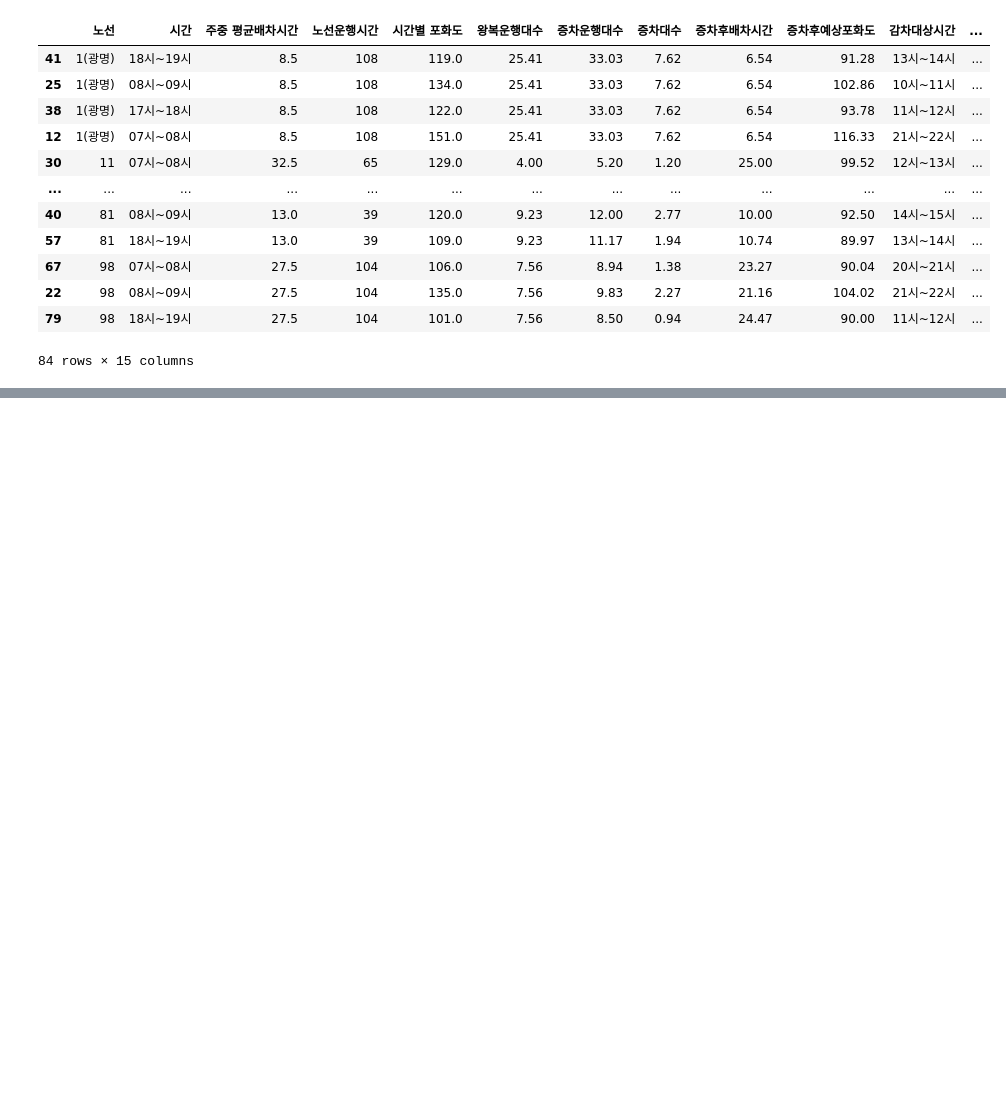
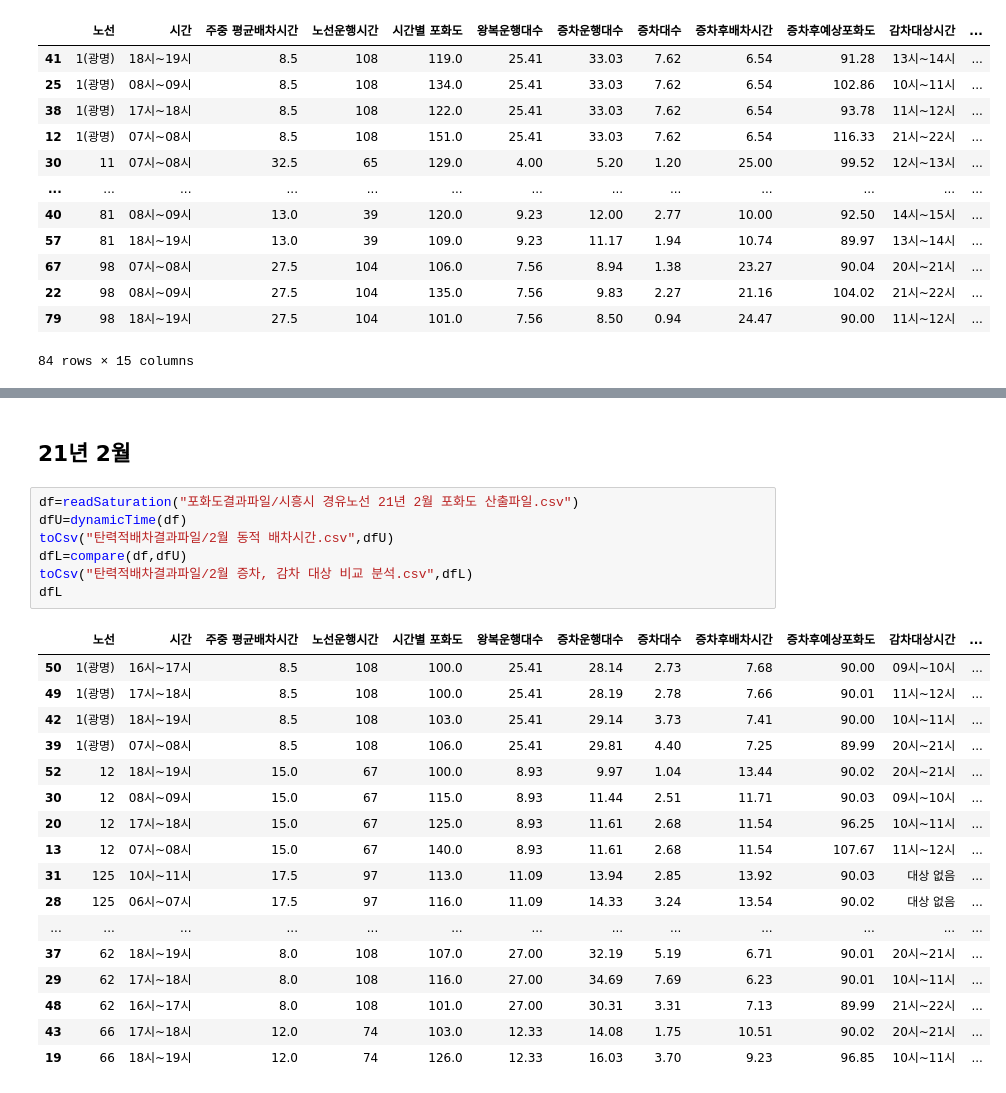
Before and after one commit to mugju/Big_data_Siheung_project, a Jupyter notebook: 시흥시경유 버스노선 포화도분석.ipynb, the cells around one changed output, grey strips where cells are left out. Cells and saved outputs as stored; diff of their text form; blank space fills up the shorter version.

```diff
--- a/시흥시경유 버스노선 포화도분석.ipynb
+++ b/시흥시경유 버스노선 포화도분석.ipynb
@@ -594,0 +631,27 @@ dfL
+# %% [markdown]
+## 21년 2월
+# %%
+df=readSaturation("포화도결과파일/시흥시 경유노선 21년 2월 포화도 산출파일.csv")
+dfU=dynamicTime(df)
+toCsv("탄력적배차결과파일/2월 동적 배차시간.csv",dfU)
+dfL=compare(df,dfU)
+toCsv("탄력적배차결과파일/2월 증차, 감차 대상 비교 분석.csv",dfL)
+dfL
+# %% [output]
+|  | 노선 | 시간 | 주중 평균배차시간 | 노선운행시간 | 시간별 포화도 | 왕복운행대수 | 증차운행대수 | 증차대수 | 증차후배차시간 | 증차후예상포화도 | 감차대상시간 | ... |
+| 50 | 1(광명) | 16시~17시 | 8.5 | 108 | 100.0 | 25.41 | 28.14 | 2.73 | 7.68 | 90.00 | 09시~10시 | ... |
+| 49 | 1(광명) | 17시~18시 | 8.5 | 108 | 100.0 | 25.41 | 28.19 | 2.78 | 7.66 | 90.01 | 11시~12시 | ... |
+| 42 | 1(광명) | 18시~19시 | 8.5 | 108 | 103.0 | 25.41 | 29.14 | 3.73 | 7.41 | 90.00 | 10시~11시 | ... |
+| 39 | 1(광명) | 07시~08시 | 8.5 | 108 | 106.0 | 25.41 | 29.81 | 4.40 | 7.25 | 89.99 | 20시~21시 | ... |
+| 52 | 12 | 18시~19시 | 15.0 | 67 | 100.0 | 8.93 | 9.97 | 1.04 | 13.44 | 90.02 | 20시~21시 | ... |
+| 30 | 12 | 08시~09시 | 15.0 | 67 | 115.0 | 8.93 | 11.44 | 2.51 | 11.71 | 90.03 | 09시~10시 | ... |
+| 20 | 12 | 17시~18시 | 15.0 | 67 | 125.0 | 8.93 | 11.61 | 2.68 | 11.54 | 96.25 | 10시~11시 | ... |
+| 13 | 12 | 07시~08시 | 15.0 | 67 | 140.0 | 8.93 | 11.61 | 2.68 | 11.54 | 107.67 | 11시~12시 | ... |
+| 31 | 125 | 10시~11시 | 17.5 | 97 | 113.0 | 11.09 | 13.94 | 2.85 | 13.92 | 90.03 | 대상 없음 | ... |
+| 28 | 125 | 06시~07시 | 17.5 | 97 | 116.0 | 11.09 | 14.33 | 3.24 | 13.54 | 90.02 | 대상 없음 | ... |
+| ... | ... | ... | ... | ... | ... | ... | ... | ... | ... | ... | ... | ... |
+| 37 | 62 | 18시~19시 | 8.0 | 108 | 107.0 | 27.00 | 32.19 | 5.19 | 6.71 | 90.01 | 20시~21시 | ... |
+| 29 | 62 | 17시~18시 | 8.0 | 108 | 116.0 | 27.00 | 34.69 | 7.69 | 6.23 | 90.01 | 10시~11시 | ... |
+| 48 | 62 | 16시~17시 | 8.0 | 108 | 101.0 | 27.00 | 30.31 | 3.31 | 7.13 | 89.99 | 21시~22시 | ... |
+| 43 | 66 | 17시~18시 | 12.0 | 74 | 103.0 | 12.33 | 14.08 | 1.75 | 10.51 | 90.02 | 20시~21시 | ... |
+| 19 | 66 | 18시~19시 | 12.0 | 74 | 126.0 | 12.33 | 16.03 | 3.70 | 9.23 | 96.85 | 10시~11시 | ... |
```
Also changed, not shown: parts of 8 cells of this notebook, 17 other files.
